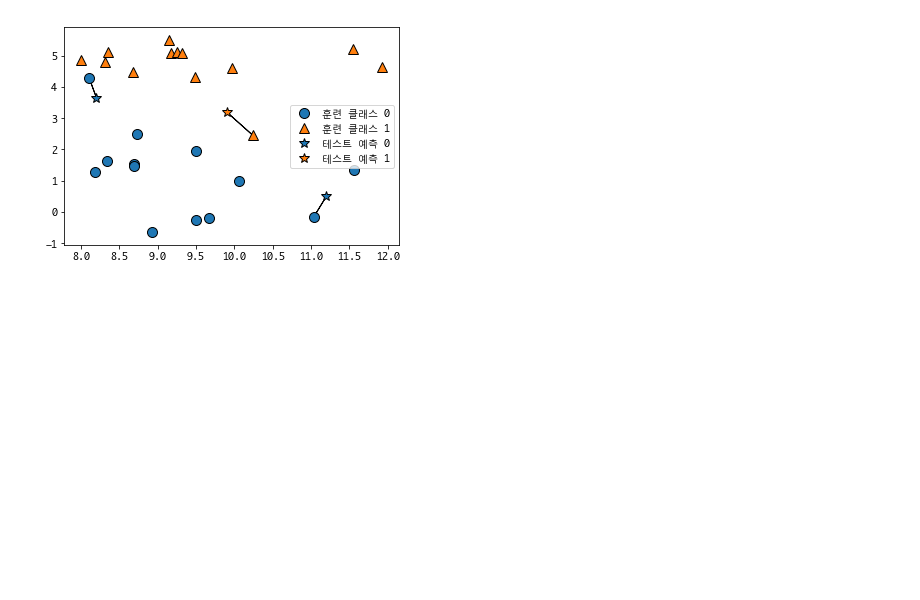
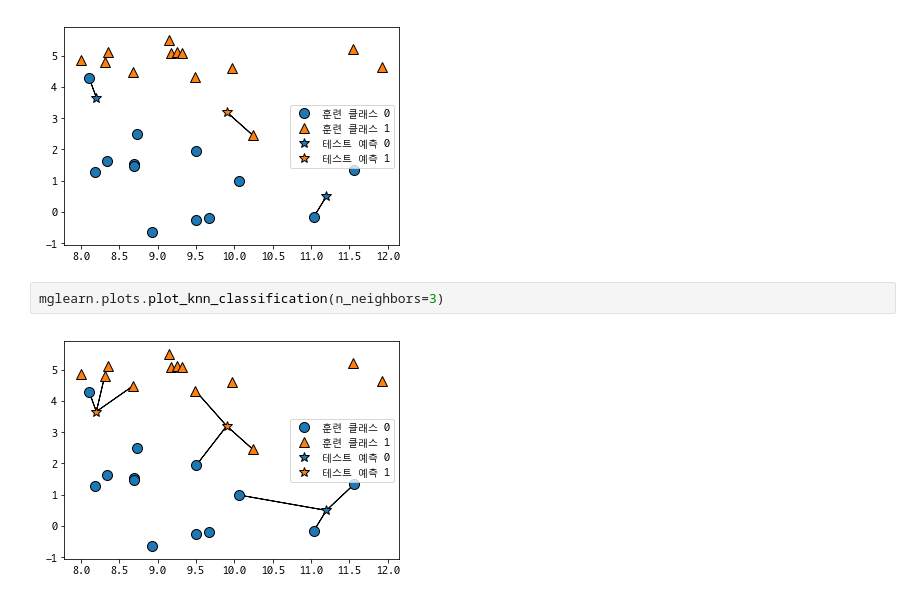
Before and after one commit to youbeebee/ML-with-Python, a Jupyter notebook: ch2.지도학습.ipynb, the cells around one changed output. Cells and saved outputs as stored; diff of their text form; blank space fills up the shorter version.

```diff
--- a/ch2.지도학습.ipynb
+++ b/ch2.지도학습.ipynb
@@ -103,3 +106,7 @@ forge 데이터셋을 분류했다.
 mglearn.plots.plot_knn_classification(n_neighbors=1)
 # %% [output]
 [figure]
+# %%
+mglearn.plots.plot_knn_classification(n_neighbors=3)
+# %% [output]
+[figure, added]
```
Also changed, not shown: parts of 67 cells of this notebook, 1 other file.
